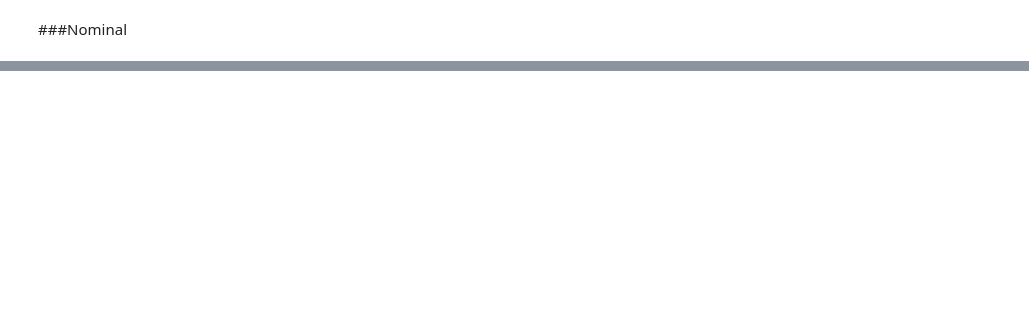
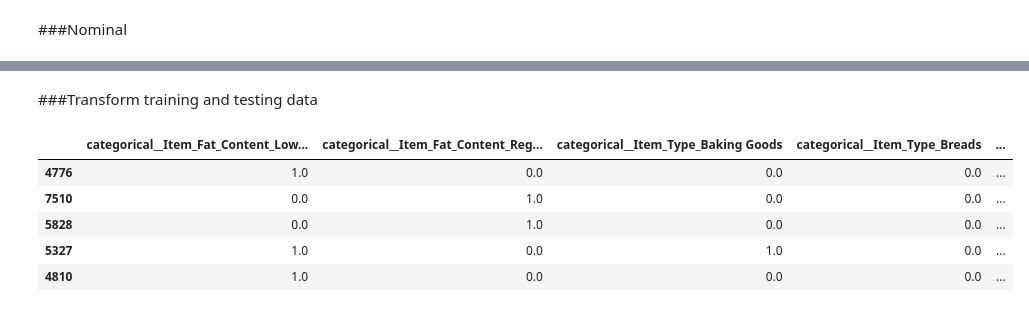
Before and after one commit to nenarossbce/Prediction-of-Product-Sales, a Jupyter notebook: Prediction_of_Product_Sales.ipynb, the cells around one changed output, grey strips where cells are left out. Cells and saved outputs as stored; diff of their text form; code cells hidden in the pictures; blank space fills up the shorter version.

```diff
--- a/Prediction_of_Product_Sales.ipynb
+++ b/Prediction_of_Product_Sales.ipynb
@@ -1213,4 +1235,8 @@ mean_imputer = SimpleImputer(strategy='mean')
 # Pipeline
 num_pipeline = make_pipeline(mean_imputer, scaler)
 num_pipeline
+
+#Tuple
+num_tuple = ('numeric', num_pipeline, num_cols, )
+num_tuple
 # %% [output]
@@ -1225,7 +1253,7 @@ Pipeline(steps=[('simpleimputer', SimpleImputer()),
 ordinal_cols = ['Outlet_Location_Type','Outlet_Size' ]
 
 # Ordered Category Lists
-outlet_location_type_list = ['Tier 1', 'Tier 2', 'Teir 3' ]
+outlet_location_type_list = ['Tier 1', 'Tier 2', 'Tier 3' ]
 outlet_size_list = ['Small', 'Medium', 'High']
 
 
@@ -1239,3 +1267,4 @@ ord_pip = make_pipeline(freq_imputer, ord, scaler2)
 
 # Tuple
 ord_tuple = ('ordinal', ord_pip, ordinal_cols)
+ord_tuple
@@ -1258,0 +1306,4 @@ ohe_tuple = ('categorical',nom_pip, nominal_cols)
+# %%
+#Instantiate column transformer
+col_transformer = ColumnTransformer([ohe_tuple,num_tuple, ord_tuple])
+col_transformer
@@ -1258,0 +1328,3 @@ ohe_tuple = ('categorical',nom_pip, nominal_cols)
+# %%
+#Fit on training data
+col_transformer.fit(X_train)
@@ -1258,0 +1349,14 @@ ohe_tuple = ('categorical',nom_pip, nominal_cols)
+# %% [markdown]
+###Transform training and testing data
+# %%
+#Transform the data
+X_train_processed = col_transformer.transform(X_train)
+X_test_processed = col_transformer.transform(X_test)
+X_train_processed.head()
+# %% [output]
+|  | categorical__Item_Fat_Content_Low... | categorical__Item_Fat_Content_Reg... | categorical__Item_Type_Baking Goods | categorical__Item_Type_Breads | ... |
+| 4776 | 1.0 | 0.0 | 0.0 | 0.0 | ... |
+| 7510 | 0.0 | 1.0 | 0.0 | 0.0 | ... |
+| 5828 | 0.0 | 1.0 | 0.0 | 0.0 | ... |
+| 5327 | 1.0 | 0.0 | 1.0 | 0.0 | ... |
+| 4810 | 1.0 | 0.0 | 0.0 | 0.0 | ... |
```
Also changed, not shown: parts of 9 cells of this notebook.
